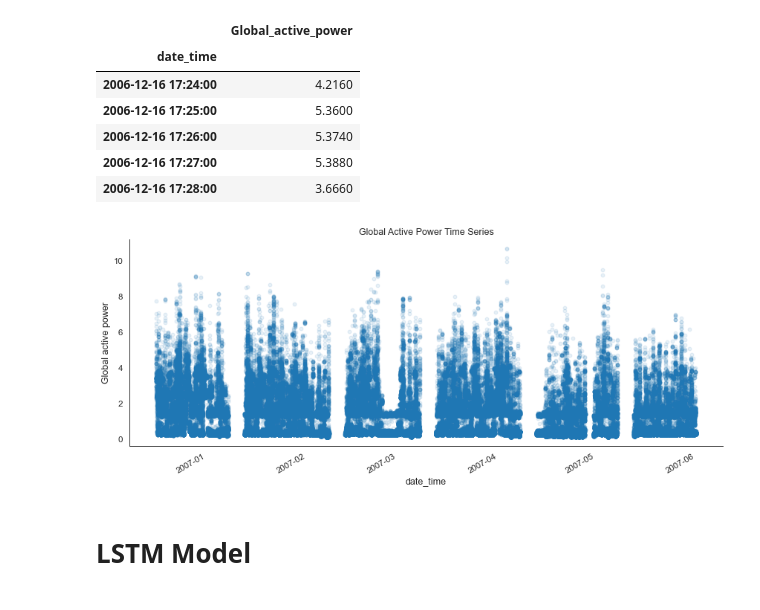
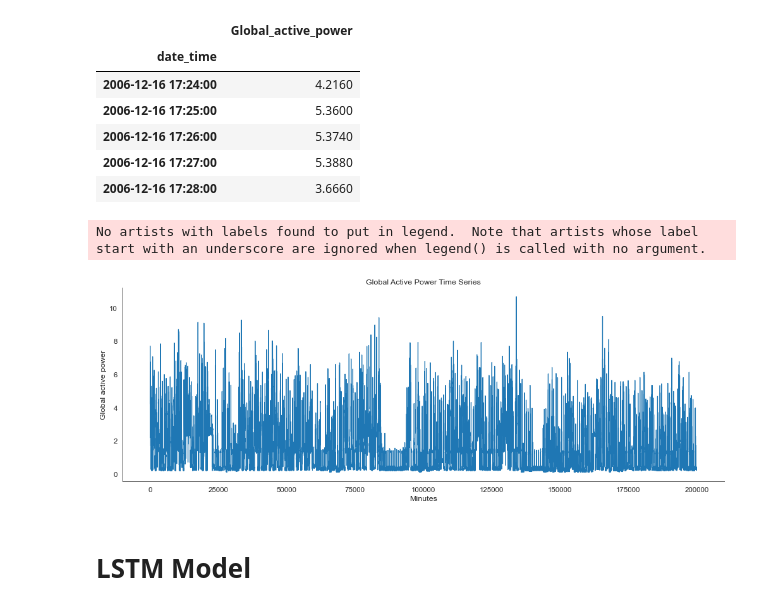
Before and after one commit to denistoniate/CloudComputingUSP, a Jupyter notebook: kaggle_dataset/analysis.ipynb, the cells around one changed output. Drawn from its saved outputs; the diff is of its cells as text; code cells hidden in the pictures.

```diff
--- a/kaggle_dataset/analysis.ipynb
+++ b/kaggle_dataset/analysis.ipynb
@@ -26,7 +26,7 @@ from sklearn.metrics import mean_squared_error
 from sklearn.metrics import mean_absolute_error
 from tensorflow.keras.callbacks import EarlyStopping
 # %%
-df=pd.read_csv("C:\\Users\\Filipe\\Google Drive\\Mestrado\\2022-1\\PSI5120 - Tópicos em Computação em Nuvem\\CloudComputingUSP\\kaggle_dataset\\data\\household_power_consumption.txt", delimiter=';', nrows=300000)
+df=pd.read_csv("D:\\usuarios\\filipe.acoliveira\\Downloads\\household_power_consumption.txt", delimiter=';', nrows=300000)
 print('Number of rows and columns:', df.shape)
 df.head(5)
 # %% [output]
@@ -71,6 +71,7 @@ df['year'] = df['date_time'].apply(lambda x: x.year)
 df['quarter'] = df['date_time'].apply(lambda x: x.quarter)
 df['month'] = df['date_time'].apply(lambda x: x.month)
 df['day'] = df['date_time'].apply(lambda x: x.day)
+df['hour'] = df['date_time'].apply(lambda x: x.hour)
 # %%
 df.head()
 # %% [output]
@@ -120,15 +121,19 @@ df1.head()
 | 2006-12-16 17:27:00 | 5.3880 |
 | 2006-12-16 17:28:00 | 3.6660 |
 # %%
-df1.plot(marker='o', linestyle='', alpha=0.1, figsize=(12,5))
+# df1.plot(marker='o', linestyle='', alpha=0.1, figsize=(12,5))
+plt.figure(1, figsize=(14,5))
+plt.plot(range(len(df1.iloc[:, 0])), df1['Global_active_power'])
 plt.ylabel('Global active power')
+plt.xlabel('Minutes')
 plt.legend().set_visible(False)
 plt.tight_layout()
 plt.title('Global Active Power Time Series')
 sns.despine(top=True)
 plt.show();
 # %% [output]
+No artists with labels found to put in legend.  Note that artists whose label start with an underscore are ignored when legend() is called with no argument.
-[figure, old version]
+[figure, new version]
 # %% [markdown]
 # **LSTM Model**
 # %%
```
Also changed, not shown: parts of 6 cells of this notebook, 2 other files.
